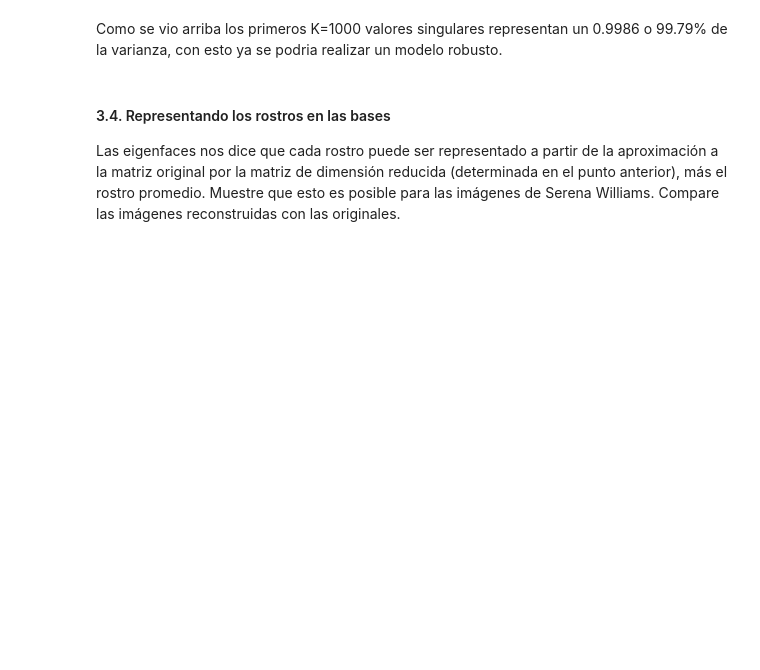
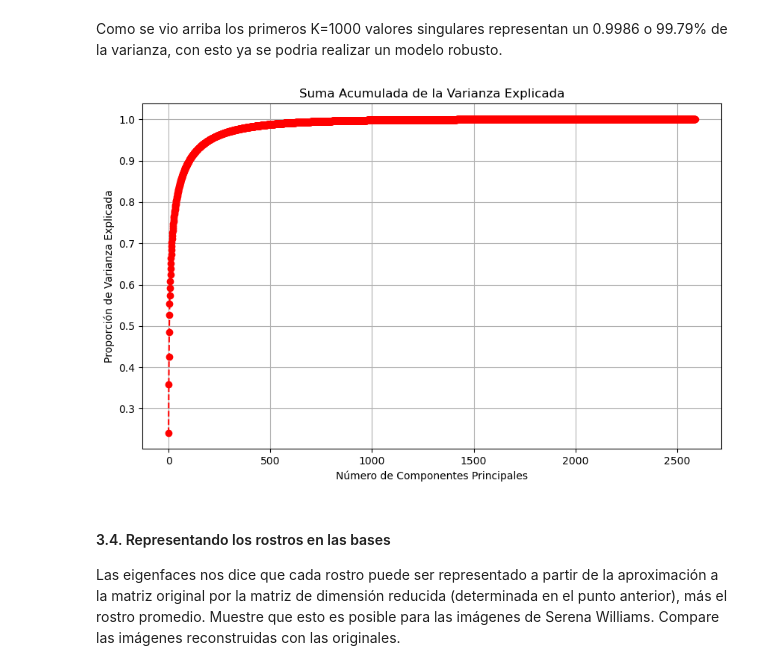
Before and after one commit to juankquintana/aprendizaje-no-supervisado, a Jupyter notebook: Semana 2/Taller/S2_LC_Taller_SVD.ipynb, the cells around one changed output. Cells and saved outputs as stored; diff of their text form; code cells hidden in the pictures; blank space fills up the shorter version.

```diff
--- a/Semana 2/Taller/S2_LC_Taller_SVD.ipynb
+++ b/Semana 2/Taller/S2_LC_Taller_SVD.ipynb
@@ -365,5 +368,20 @@ Proporción de la varianza representada por los primeros K=1000 valores singular
 # %% [markdown]
 Como se vio arriba los primeros K=1000 valores singulares representan un 0.9986 o 99.79% de la varianza, con esto ya se podria realizar un modelo robusto.
+# %%
+
+# Calcular la varianza explicada acumulada
+varianza_explicada_acumulada = np.cumsum(S**2) / varianza_total
+
+# Graficar la varianza explicada acumulada
+plt.figure(figsize=(10, 6))
+plt.plot(varianza_explicada_acumulada, marker='o', linestyle='--', color='r')
+plt.title('Suma Acumulada de la Varianza Explicada')
+plt.xlabel('Número de Componentes Principales')
+plt.ylabel('Proporción de Varianza Explicada')
+plt.grid(True)
+plt.show()
+# %% [output]
+[figure, added]
 # %% [markdown]
 #### 3.4. Representando los rostros en las bases
 
```
Also changed, not shown: parts of 5 cells of this notebook.
